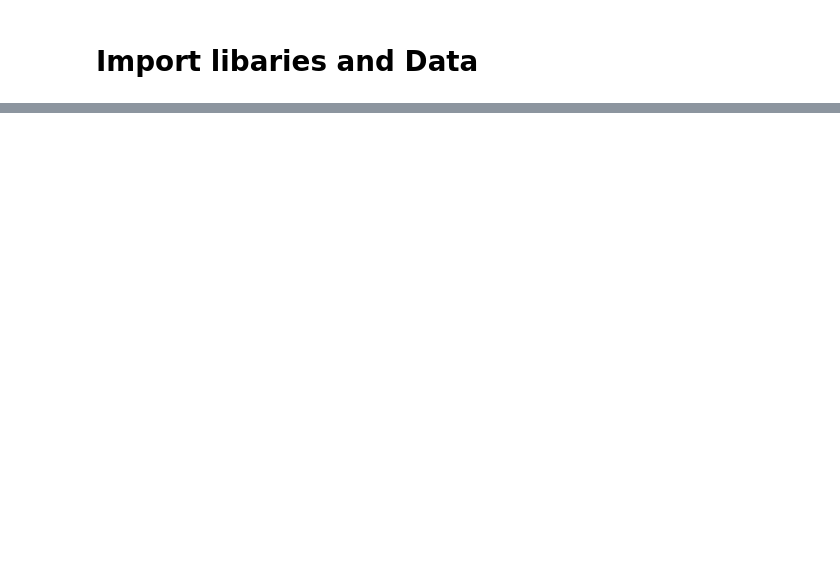
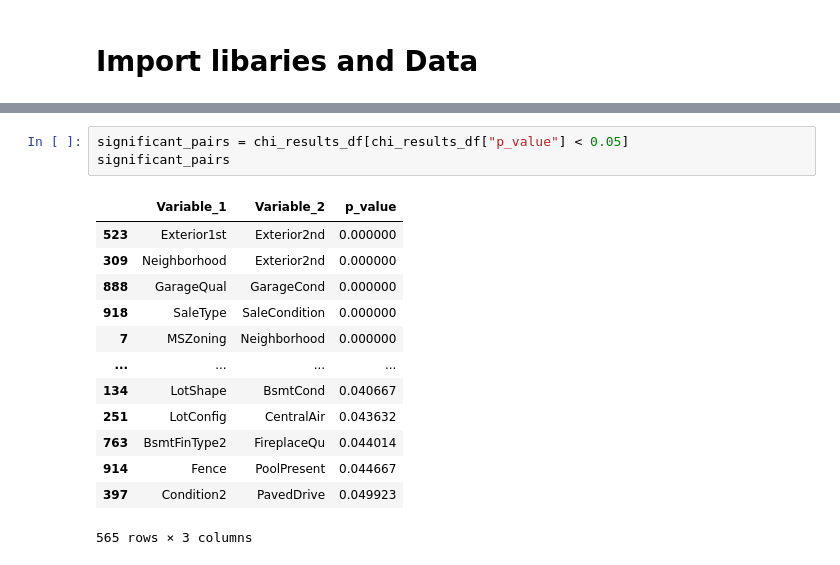
Before and after one commit to Titaniel3/ASDA_2025_Group_1_Portfolio_new, a Jupyter notebook: notebooks/week_09_DL_draft.ipynb, the cells around one changed output, grey strips where cells are left out. Cells and saved outputs as stored; diff of their text form; blank space fills up the shorter version.

```diff
--- a/notebooks/week_09_DL_draft.ipynb
+++ b/notebooks/week_09_DL_draft.ipynb
@@ -16,0 +212,17 @@ df.head()
+# %%
+significant_pairs = chi_results_df[chi_results_df["p_value"] < 0.05]
+significant_pairs
+# %% [output]
+|  | Variable_1 | Variable_2 | p_value |
+| 523 | Exterior1st | Exterior2nd | 0.000000 |
+| 309 | Neighborhood | Exterior2nd | 0.000000 |
+| 888 | GarageQual | GarageCond | 0.000000 |
+| 918 | SaleType | SaleCondition | 0.000000 |
+| 7 | MSZoning | Neighborhood | 0.000000 |
+| ... | ... | ... | ... |
+| 134 | LotShape | BsmtCond | 0.040667 |
+| 251 | LotConfig | CentralAir | 0.043632 |
+| 763 | BsmtFinType2 | FireplaceQu | 0.044014 |
+| 914 | Fence | PoolPresent | 0.044667 |
+| 397 | Condition2 | PavedDrive | 0.049923 |
+565 rows × 3 columns
```
Also changed, not shown: parts of 12 cells of this notebook.
